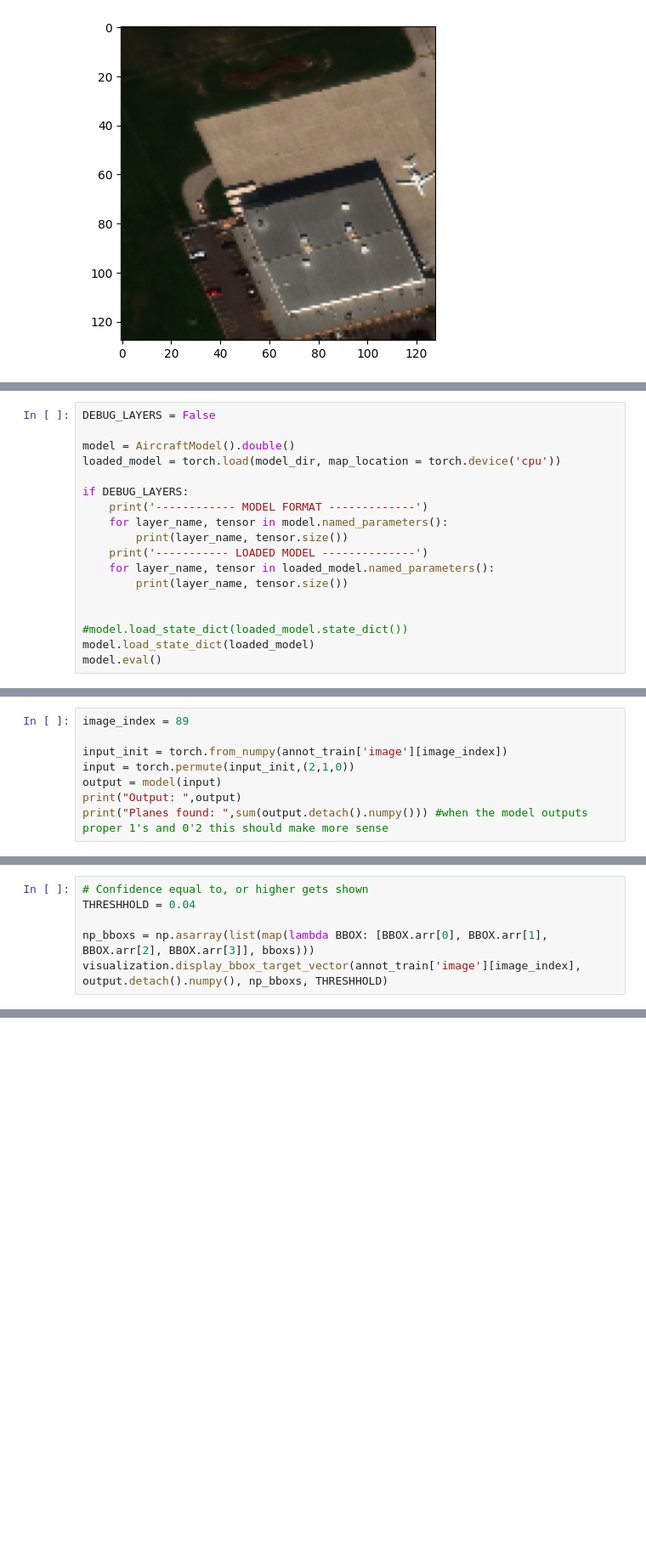
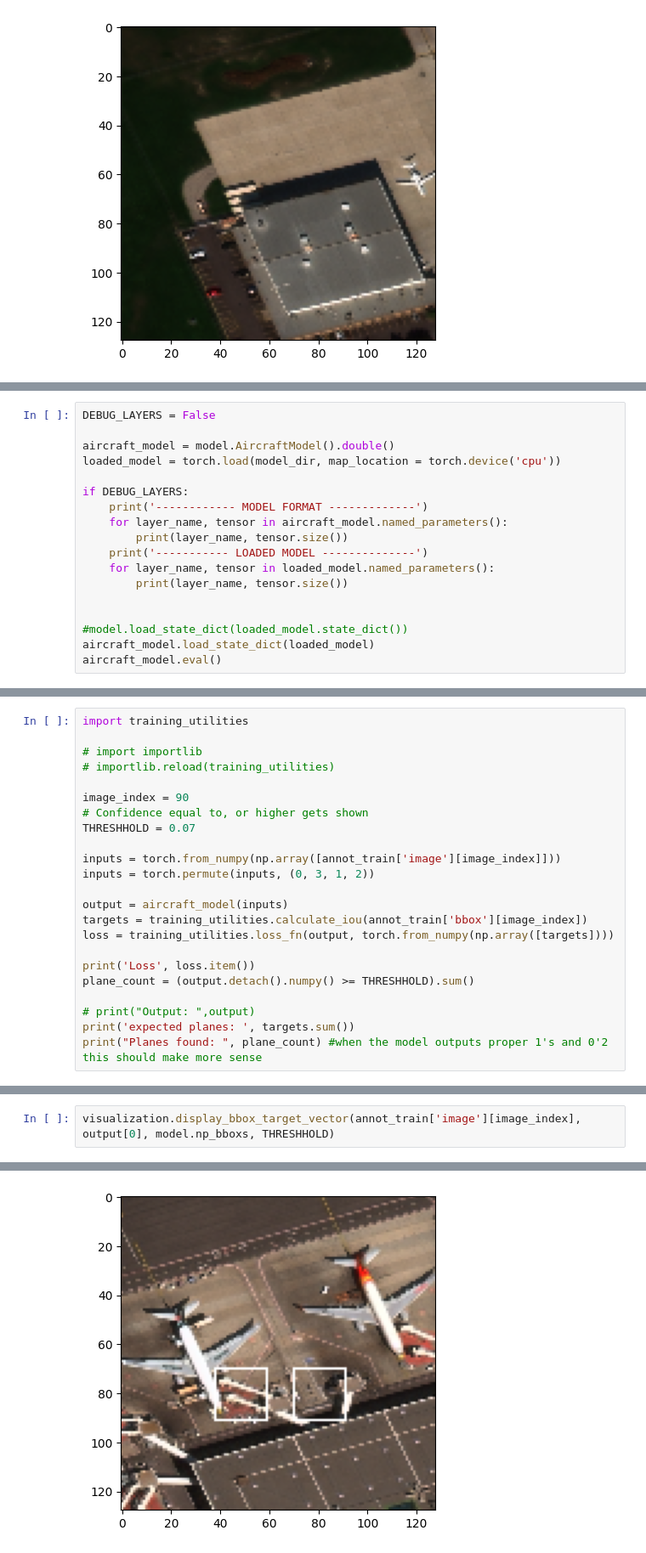
Before and after one commit to arturfabricio/aircraft-detection, a Jupyter notebook: src/inference.ipynb, the cells around one changed output, grey strips where cells are left out. Shown at 85% size. Saved outputs shown, nothing was run; the diff lists cells and outputs as text; blank space fills up the shorter version.

```diff
--- a/src/inference.ipynb
+++ b/src/inference.ipynb
@@ -156,12 +72,12 @@ class AircraftModel(nn.Module):
 # %%
 DEBUG_LAYERS = False
 
-model = AircraftModel().double()
+aircraft_model = model.AircraftModel().double()
 loaded_model = torch.load(model_dir, map_location = torch.device('cpu'))
 
 if DEBUG_LAYERS:
     print('------------ MODEL FORMAT -------------')
-    for layer_name, tensor in model.named_parameters():
+    for layer_name, tensor in aircraft_model.named_parameters():
         print(layer_name, tensor.size())
     print('----------- LOADED MODEL --------------')
     for layer_name, tensor in loaded_model.named_parameters():
@@ -169,8 +85,8 @@ if DEBUG_LAYERS:
 
 
 #model.load_state_dict(loaded_model.state_dict())
-model.load_state_dict(loaded_model)
-model.eval()
+aircraft_model.load_state_dict(loaded_model)
+aircraft_model.eval()
 # %% [output]
 AircraftModel(
   (conv): Sequential(
@@ -190,11 +106,26 @@ AircraftModel(
   )
 )
 # %%
-image_index = 89
+import training_utilities
 
-input_init = torch.from_numpy(annot_train['image'][image_index])
-input = torch.permute(input_init,(2,1,0))
-output = model(input)
-print("Output: ",output)
-print("Planes found: ",sum(output.detach().numpy())) #when the model outputs proper 1's and 0'2 this should make more sense
+# import importlib
+# importlib.reload(training_utilities)
+
+image_index = 90
+# Confidence equal to, or higher gets shown
+THRESHHOLD = 0.07
+
+inputs = torch.from_numpy(np.array([annot_train['image'][image_index]]))
+inputs = torch.permute(inputs, (0, 3, 1, 2))
+
+output = aircraft_model(inputs)
+targets = training_utilities.calculate_iou(annot_train['bbox'][image_index])
+loss = training_utilities.loss_fn(output, torch.from_numpy(np.array([targets])))
+
+print('Loss', loss.item())
+plane_count = (output.detach().numpy() >= THRESHHOLD).sum()
+
+# print("Output: ",output)
+print('expected planes: ', targets.sum())
+print("Planes found: ", plane_count) #when the model outputs proper 1's and 0'2 this should make more sense
 # %% [output]
@@ -204,6 +134,0 @@ Planes found:  23.775806248280478
-# %%
-# Confidence equal to, or higher gets shown
-THRESHHOLD = 0.04
-
-np_bboxs = np.asarray(list(map(lambda BBOX: [BBOX.arr[0], BBOX.arr[1], BBOX.arr[2], BBOX.arr[3]], bboxs)))
-visualization.display_bbox_target_vector(annot_train['image'][image_index], output.detach().numpy(), np_bboxs, THRESHHOLD)
@@ -212,0 +135,3 @@ visualization.display_bbox_target_vector(annot_train['image'][image_index], outp
+# %%
+visualization.display_bbox_target_vector(annot_train['image'][image_index], output[0], model.np_bboxs, THRESHHOLD)
+# %% [output]
@@ -212,0 +139 @@ visualization.display_bbox_target_vector(annot_train['image'][image_index], outp
+[figure, added]
```
Also changed, not shown: parts of 11 cells of this notebook, 6 other files.
